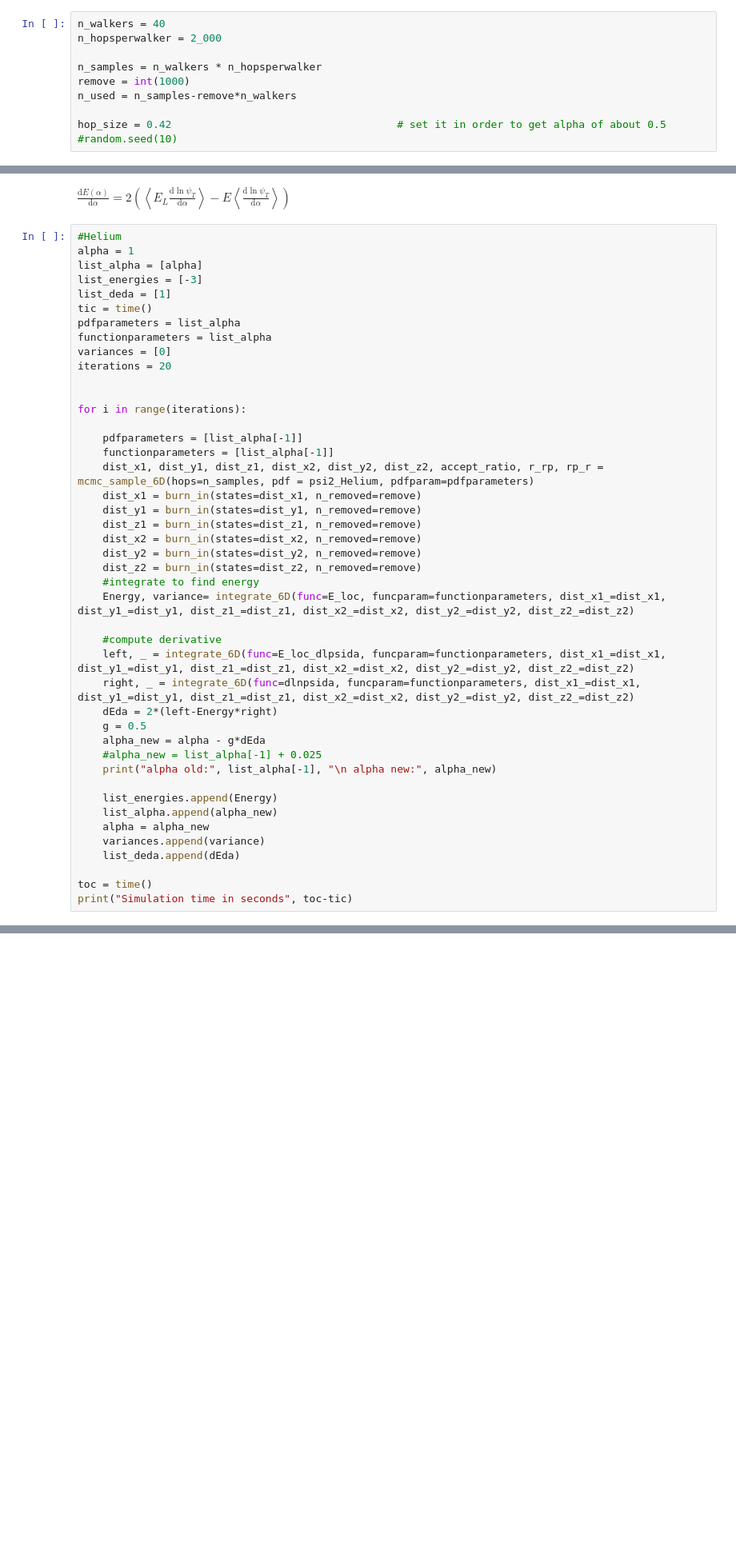
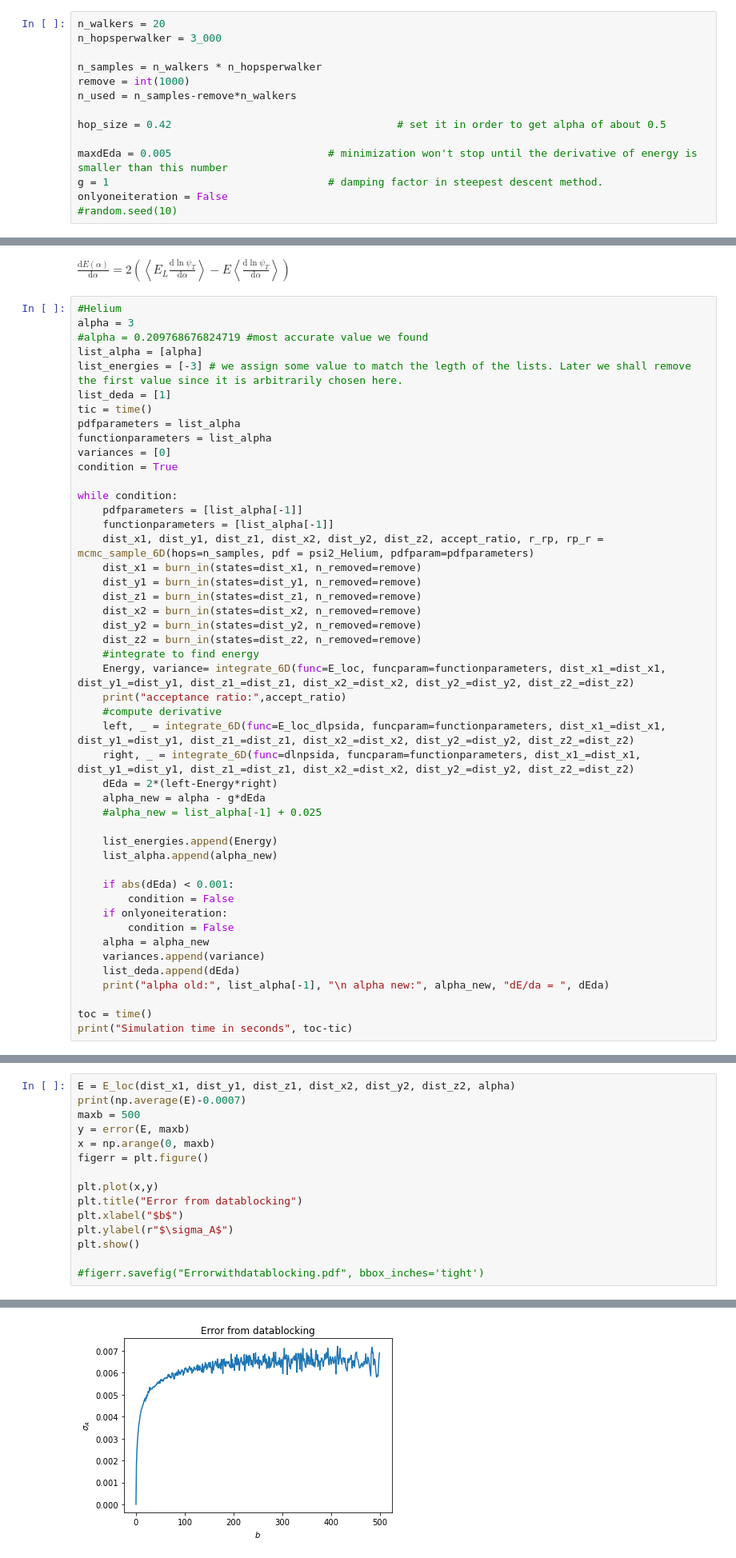
Before and after one commit to PoldeDalmau/Quantum_Monte_Carlo, a Jupyter notebook: Main.ipynb, the cells around one changed output, grey strips where cells are left out. Shown: that part at 80% size. Drawn from its saved outputs; the diff is of its cells as text; blank space fills up the shorter version.

```diff
--- a/Main.ipynb
+++ b/Main.ipynb
@@ -4,14 +4,18 @@ import random
 import matplotlib.pyplot as plt
 from time import time
 # %%
-n_walkers = 40
-n_hopsperwalker = 2_000
+n_walkers = 20
+n_hopsperwalker = 3_000
 
 n_samples = n_walkers * n_hopsperwalker
 remove = int(1000)
 n_used = n_samples-remove*n_walkers
 
 hop_size = 0.42                                    # set it in order to get alpha of about 0.5
+
+maxdEda = 0.005                         # minimization won't stop until the derivative of energy is smaller than this number
+g = 1                                   # damping factor in steepest descent method.
+onlyoneiteration = False
 #random.seed(10)
 # %%
 run -i Skeleton.py
@@ -19,19 +23,18 @@ run -i Skeleton.py
 $\frac{\mathrm{d}E(\alpha)}{\mathrm{d}\alpha}  = 2 \left( \left<E_L \frac{\mathrm{d}\ln{\psi_T}}{\mathrm{d}\alpha} \right>-E \left< \frac{\mathrm{d}\ln{\psi_T}}{\mathrm{d}\alpha} \right>\right) $
 # %%
 #Helium
-alpha = 1
+alpha = 3
+#alpha = 0.209768676824719 #most accurate value we found
 list_alpha = [alpha]
-list_energies = [-3]
+list_energies = [-3] # we assign some value to match the legth of the lists. Later we shall remove the first value since it is arbitrarily chosen here.
 list_deda = [1]
 tic = time()
 pdfparameters = list_alpha
 functionparameters = list_alpha
 variances = [0]
-iterations = 20
+condition = True
 
-
-for i in range(iterations):
-
+while condition:
     pdfparameters = [list_alpha[-1]]
     functionparameters = [list_alpha[-1]]
     dist_x1, dist_y1, dist_z1, dist_x2, dist_y2, dist_z2, accept_ratio, r_rp, rp_r = mcmc_sample_6D(hops=n_samples, pdf = psi2_Helium, pdfparam=pdfparameters)
@@ -43,21 +46,25 @@ for i in range(iterations):
     dist_z2 = burn_in(states=dist_z2, n_removed=remove)
     #integrate to find energy
     Energy, variance= integrate_6D(func=E_loc, funcparam=functionparameters, dist_x1_=dist_x1, dist_y1_=dist_y1, dist_z1_=dist_z1, dist_x2_=dist_x2, dist_y2_=dist_y2, dist_z2_=dist_z2)
-
+    print("acceptance ratio:",accept_ratio)
     #compute derivative
     left, _ = integrate_6D(func=E_loc_dlpsida, funcparam=functionparameters, dist_x1_=dist_x1, dist_y1_=dist_y1, dist_z1_=dist_z1, dist_x2_=dist_x2, dist_y2_=dist_y2, dist_z2_=dist_z2)
     right, _ = integrate_6D(func=dlnpsida, funcparam=functionparameters, dist_x1_=dist_x1, dist_y1_=dist_y1, dist_z1_=dist_z1, dist_x2_=dist_x2, dist_y2_=dist_y2, dist_z2_=dist_z2)
     dEda = 2*(left-Energy*right)
-    g = 0.5
     alpha_new = alpha - g*dEda
     #alpha_new = list_alpha[-1] + 0.025
-    print("alpha old:", list_alpha[-1], "\n alpha new:", alpha_new)
 
     list_energies.append(Energy)
     list_alpha.append(alpha_new)
+
+    if abs(dEda) < 0.001:
+        condition = False
+    if onlyoneiteration:
+        condition = False
     alpha = alpha_new
     variances.append(variance)
     list_deda.append(dEda)
+    print("alpha old:", list_alpha[-1], "\n alpha new:", alpha_new, "dE/da = ", dEda)
 
 toc = time()
 print("Simulation time in seconds", toc-tic)
@@ -198,0 +93,16 @@ print("max deviation from 0 in $A_{R' R}p(R') - A_{R' R}p(R')$",max(r_rp - rp_r)
+# %%
+E = E_loc(dist_x1, dist_y1, dist_z1, dist_x2, dist_y2, dist_z2, alpha)
+print(np.average(E)-0.0007)
+maxb = 500
+y = error(E, maxb)
+x = np.arange(0, maxb)
+figerr = plt.figure()
+
+plt.plot(x,y)
+plt.title("Error from datablocking")
+plt.xlabel("$b$")
+plt.ylabel(r"$\sigma_A$")
+plt.show()
+
+#figerr.savefig("Errorwithdatablocking.pdf", bbox_inches='tight')
+# %% [output]
@@ -198,0 +110 @@ print("max deviation from 0 in $A_{R' R}p(R') - A_{R' R}p(R')$",max(r_rp - rp_r)
+[figure, added]
```
Also changed, not shown: parts of 11 cells of this notebook, 6 other files.
